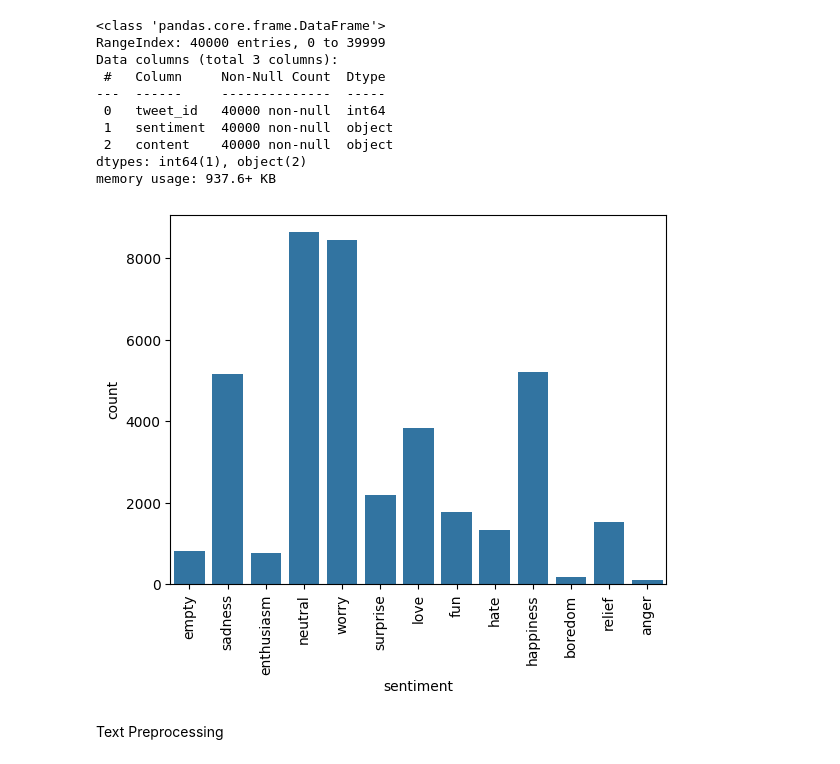
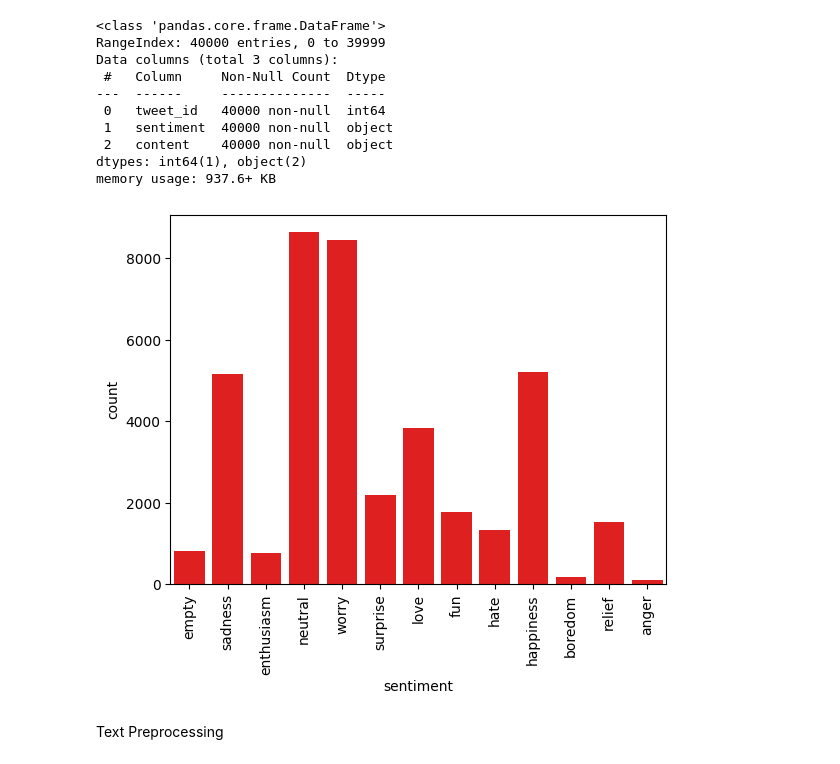
Before and after one commit to jcvancity2022/Week2-DataPreprocessing, a Jupyter notebook: Week 2.ipynb, the cells around one changed output. Drawn from its saved outputs; the diff is of its cells as text; code cells hidden in the pictures.

```diff
--- a/Week 2.ipynb
+++ b/Week 2.ipynb
@@ -439,11 +456,11 @@ Data columns (total 3 columns):
 dtypes: int64(1), object(2)
 memory usage: 937.6+ KB
 # %%
-sns.countplot(x=dataset_3['sentiment'])
+sns.countplot(x=dataset_3['sentiment'], color="red")
 plt.xticks(rotation=90)
 plt.show()
 # %% [output]
-[figure, old version]
+[figure, new version]
 # %% [markdown]
 Text Preprocessing
 # %%
```
Also changed, not shown: parts of 3 cells of this notebook.
